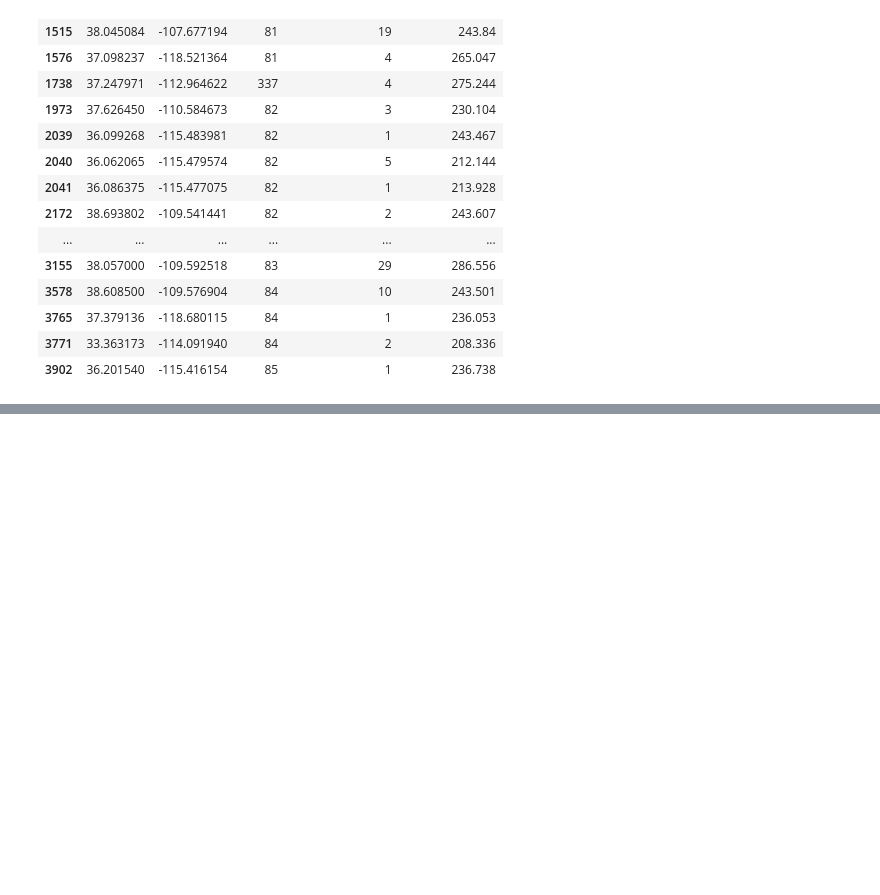
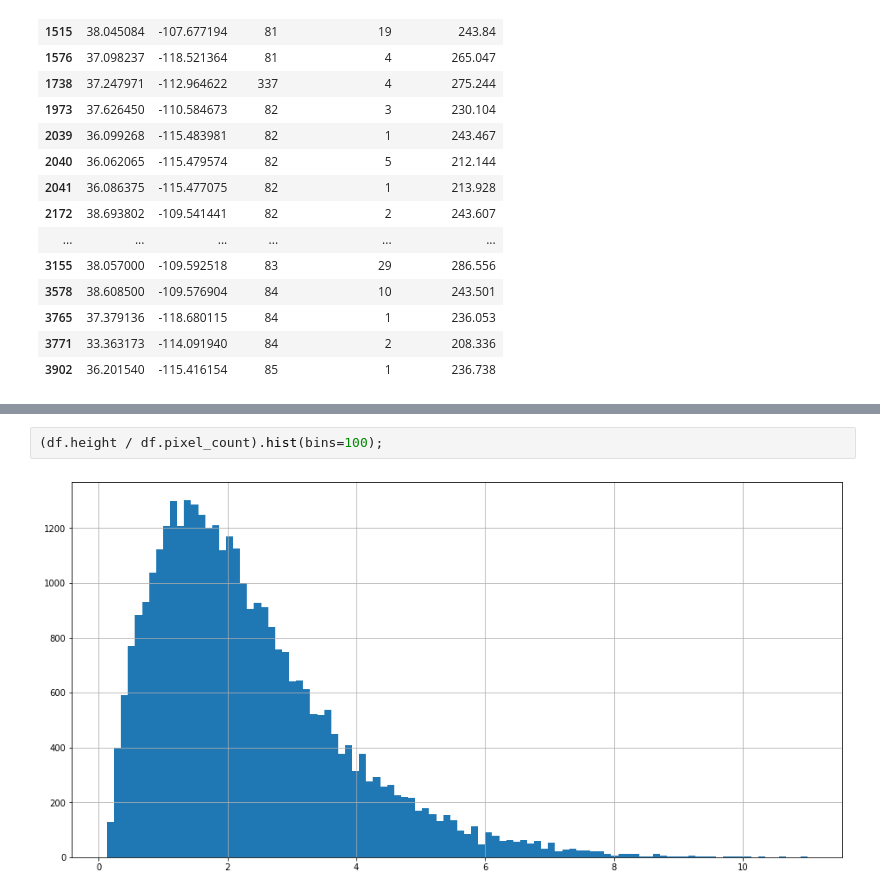
Before and after one commit to zebengberg/big-wall-finder, a Jupyter notebook: src/explore_data.ipynb, the cells around one changed output, grey strips where cells are left out. Drawn from its saved outputs; the diff is of its cells as text; blank space fills up the shorter version.

```diff
--- a/src/explore_data.ipynb
+++ b/src/explore_data.ipynb
@@ -508,0 +229,4 @@ df.plot(x='mp_score', y='road_within_1000m', kind='scatter')
+# %%
+(df.height / df.pixel_count).hist(bins=100);
+# %% [output]
+[figure, added]
```
Also changed, not shown: parts of 60 cells of this notebook, 1 other file.
